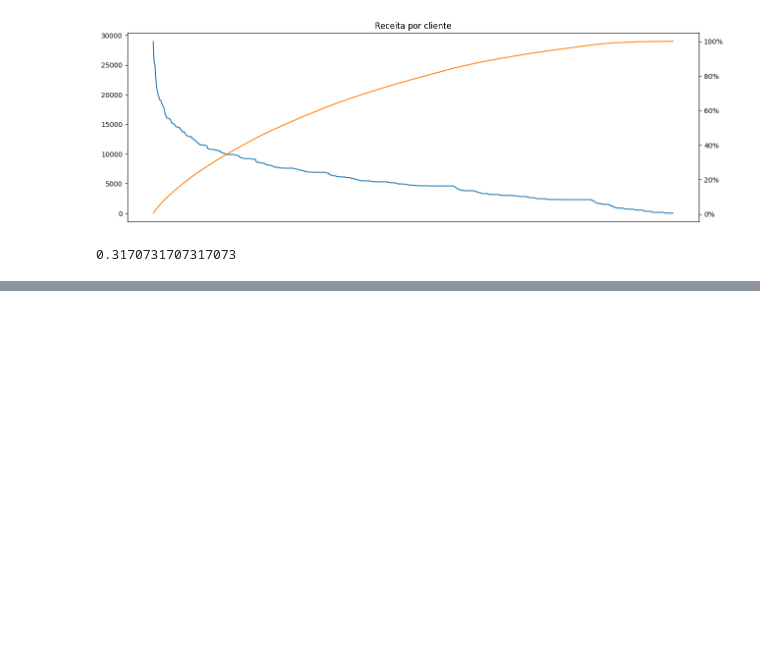
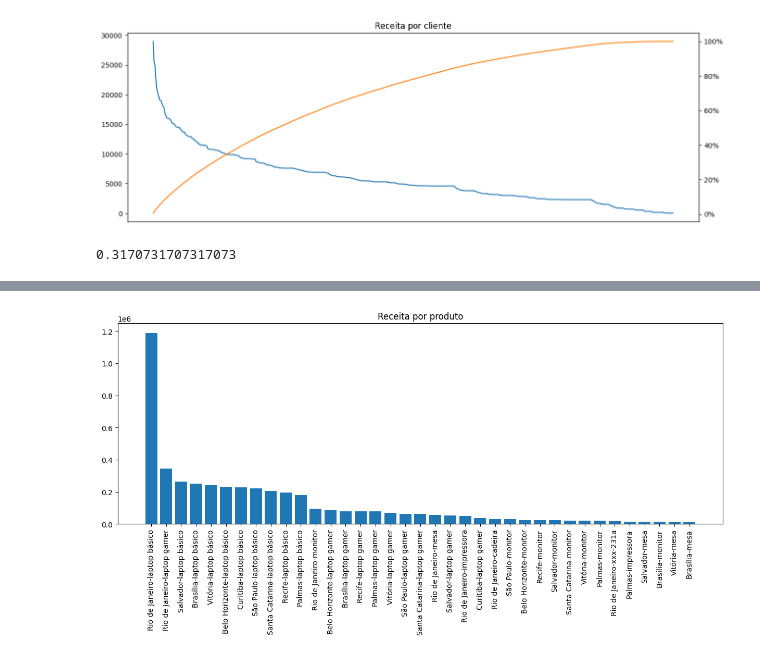
Before and after one commit to Jllima/data_clean, a Jupyter notebook: lojas.ipynb, the cells around one changed output, grey strips where cells are left out. Cells and saved outputs as stored; diff of their text form; code cells hidden in the pictures; blank space fills up the shorter version.

```diff
--- a/lojas.ipynb
+++ b/lojas.ipynb
@@ -493,0 +543,10 @@ receita_acumulada[receita_acumulada<0.60].count()/receita_acumulada.count()
+# %%
+graf_dados = pd.DataFrame(columns=('Loja', 'Produto', 'Receita'))
+for cidade in dfLojas.cidade:
+    for produto in dfProdutos.produto:
+        graf_dados = pd.concat([pd.DataFrame({
+            'Loja' : [cidade],
+            'Produto' : [produto],
+            'Receita' : [df.produto_valor[(df.loja_cidade == cidade) & (df.produto_produto == produto)].sum()]
+        }), graf_dados], ignore_index=True)
+graf_dados
@@ -493,0 +567,3 @@ receita_acumulada[receita_acumulada<0.60].count()/receita_acumulada.count()
+# %%
+graf_dados['lojaprod'] = graf_dados.loja + '-' + graf_dados.produto
+graf_dados
@@ -493,0 +584,8 @@ receita_acumulada[receita_acumulada<0.60].count()/receita_acumulada.count()
+# %%
+plt.figure(figsize=(15, 5))
+plt.bar(graf_dados.lojaprod[graf_dados.receita>0.01*graf_dados.receita.max()], graf_dados.receita[graf_dados.receita>0.01*graf_dados.receita.max()])
+plt.xticks(rotation=90)
+plt.title('Receita por produto')
+plt.show()
+# %% [output]
+[figure, added]
```
Also changed, not shown: parts of 7 cells of this notebook.
